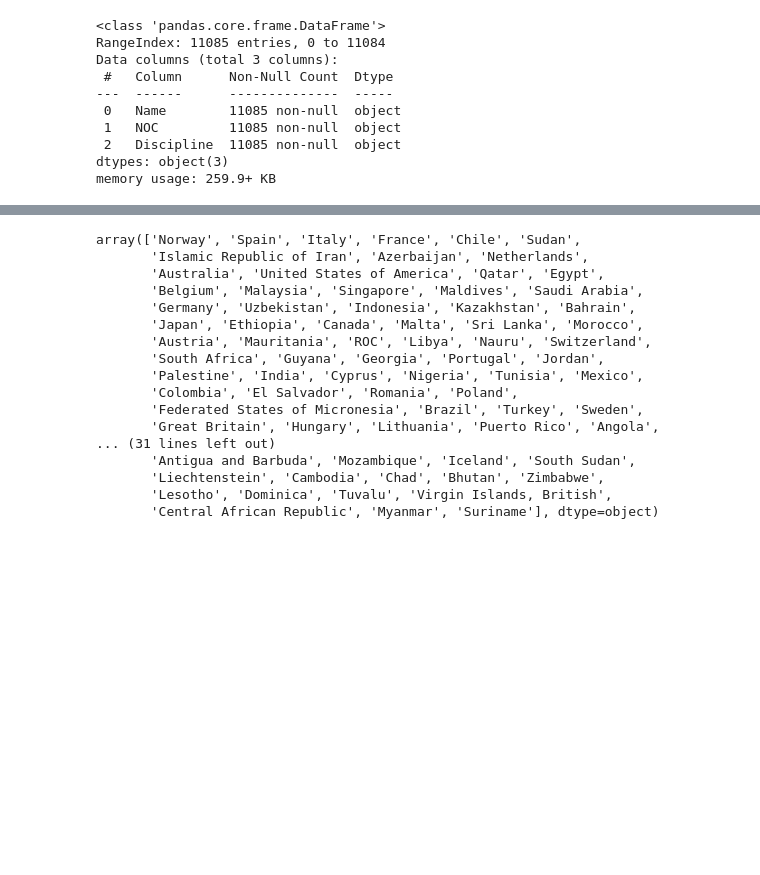
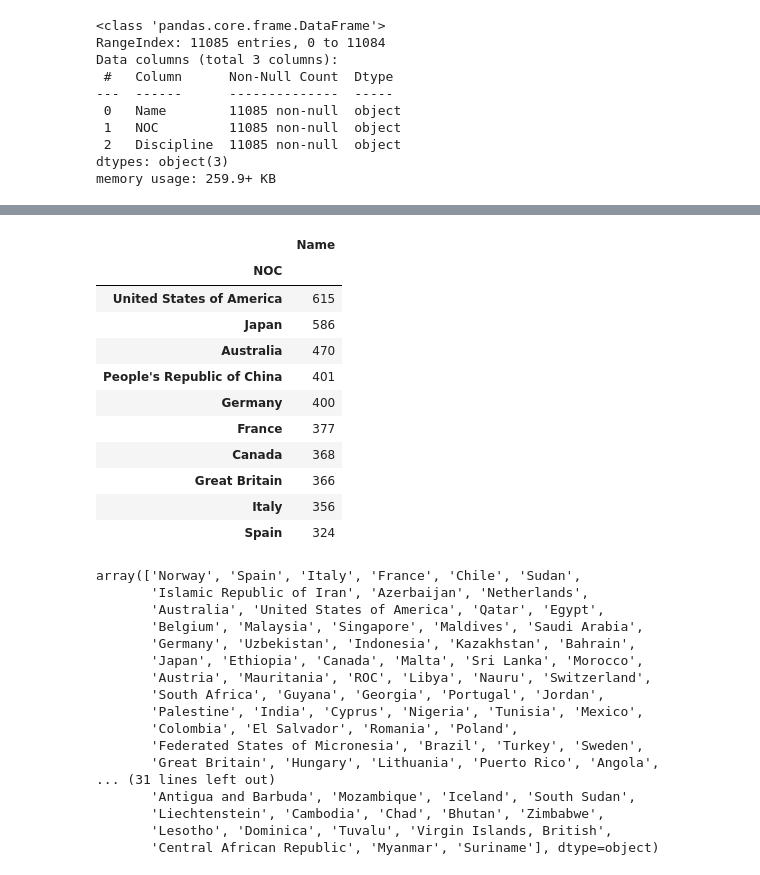
Before and after one commit to jennifer-biener/kaggle_datasets, a Jupyter notebook: 2021 Olympics in Tokyo/athletes.ipynb, the cells around one changed output, grey strips where cells are left out. Drawn from its saved outputs; the diff is of its cells as text; code cells hidden in the pictures; blank space fills up the shorter version.

```diff
--- a/2021 Olympics in Tokyo/athletes.ipynb
+++ b/2021 Olympics in Tokyo/athletes.ipynb
@@ -35,3 +103,19 @@ df.describe()
+# %%
+#athletes in each NOC
+df.loc[:, ['Name', 'NOC']].groupby('NOC').count().sort_values(by='Name', ascending=False).head(10)
+# %% [output]
+|  | Name |
+| NOC |  |
+| United States of America | 615 |
+| Japan | 586 |
+| Australia | 470 |
+| People's Republic of China | 401 |
+| Germany | 400 |
+| France | 377 |
+| Canada | 368 |
+| Great Britain | 366 |
+| Italy | 356 |
+| Spain | 324 |
 # %%
 df['NOC'].unique()
 # %% [output]
```
Also changed, not shown: parts of 7 cells of this notebook, 2 other files.
